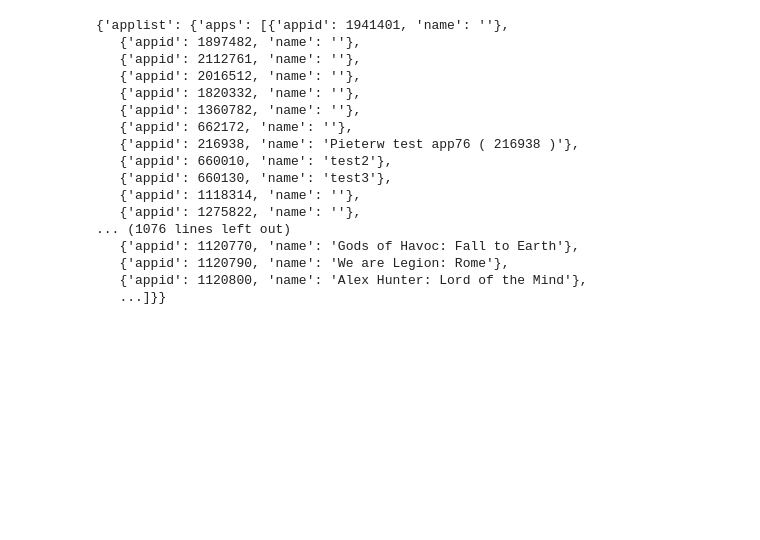
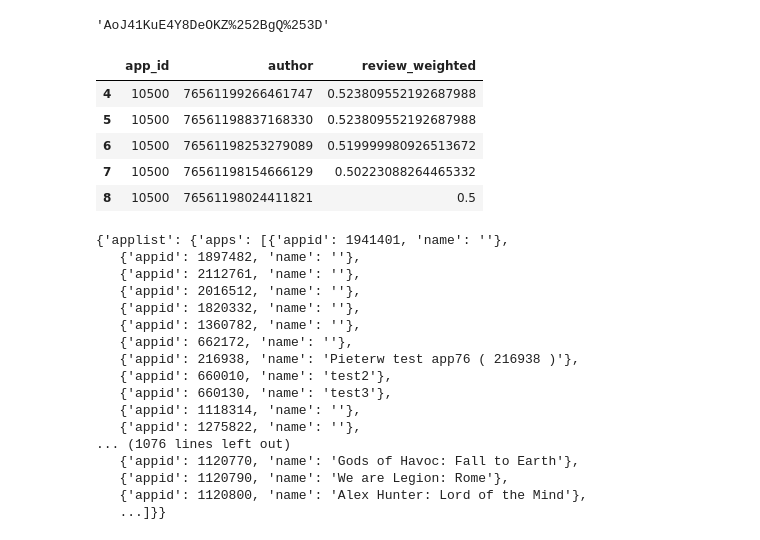
Before and after one commit to professav/Project-2, a Jupyter notebook: steam.ipynb, the cells around one changed output. Drawn from its saved outputs; the diff is of its cells as text; code cells hidden in the pictures; blank space fills up the shorter version.

```diff
--- a/steam.ipynb
+++ b/steam.ipynb
@@ -20,0 +13,10 @@ base_params = {
+# %%
+steam_store = "https://store.steampowered.com"
+# /appreviews/10500?
+base_params = {
+    "json": 1,
+    "language": "english",
+    "filter": "recent",
+    "num_per_page": 100,
+    "cursor": "*",
+}
@@ -21,3 +145,16 @@ base_params = {
+# %%
+urllib.parse.quote('AoJ41KuE4Y8DeOKZ%2BgQ%3D')
+# %% [output]
+'AoJ41KuE4Y8DeOKZ%252BgQ%253D'
+# %%
+reviews_df.tail()
+# %% [output]
+|  | app_id | author | review_weighted |
+| 4 | 10500 | 76561199266461747 | 0.523809552192687988 |
+| 5 | 10500 | 76561198837168330 | 0.523809552192687988 |
+| 6 | 10500 | 76561198253279089 | 0.519999980926513672 |
+| 7 | 10500 | 76561198154666129 | 0.50223088264465332 |
+| 8 | 10500 | 76561198024411821 | 0.5 |
 # %%
 params = {
     "key": API_KEY,
```
Also changed, not shown: parts of 10 cells of this notebook, 3 other files.
